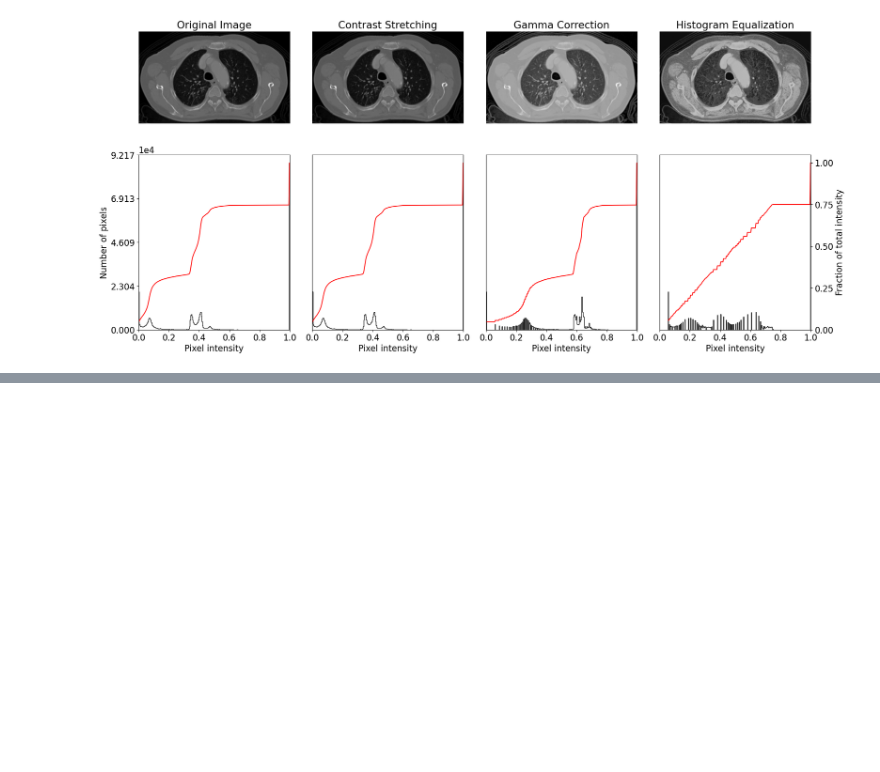
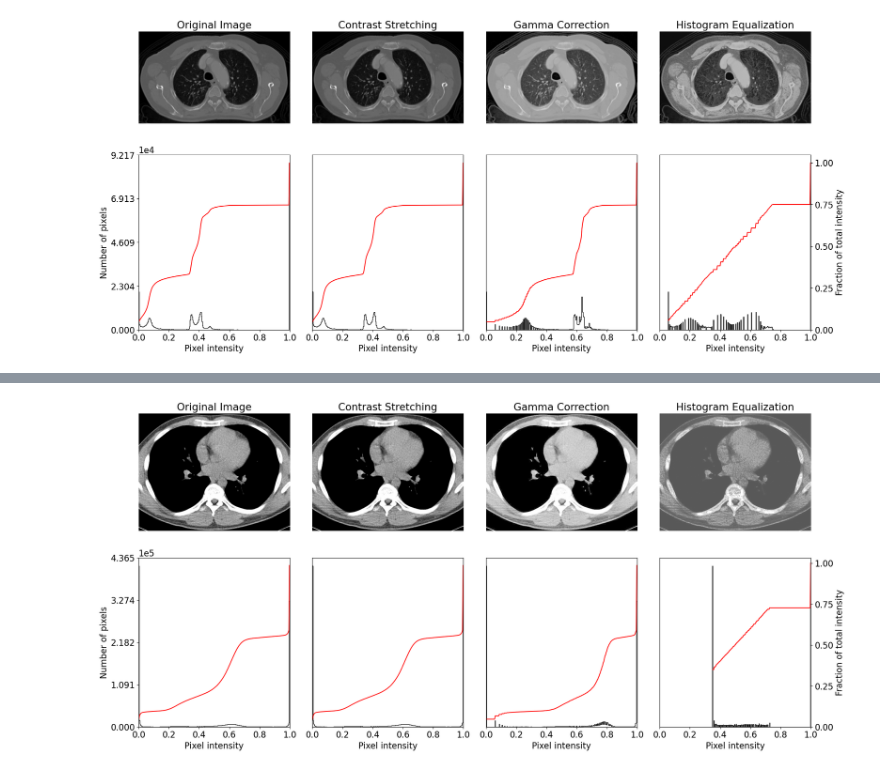
Before and after one commit to zacharyzimm/mids-281-final-project, a Jupyter notebook: contrast_equalization.ipynb, the cells around one changed output, grey strips where cells are left out. Saved outputs shown, nothing was run; the diff lists cells and outputs as text; code cells hidden in the pictures; blank space fills up the shorter version.

```diff
--- a/contrast_equalization.ipynb
+++ b/contrast_equalization.ipynb
@@ -175,0 +199,6 @@ display_images(img_s, contrast_stretching(img_s), gamma_correction(img_s, gamma=
+# %%
+# pre-process image
+img_n = (img_n * 255).astype(np.uint8)
+display_images(img_n, contrast_stretching(img_n), gamma_correction(img_n, gamma=0.5), histogram_equalization(img_n))
+# %% [output]
+[figure, added]
```
Also changed, not shown: parts of 4 cells of this notebook.
